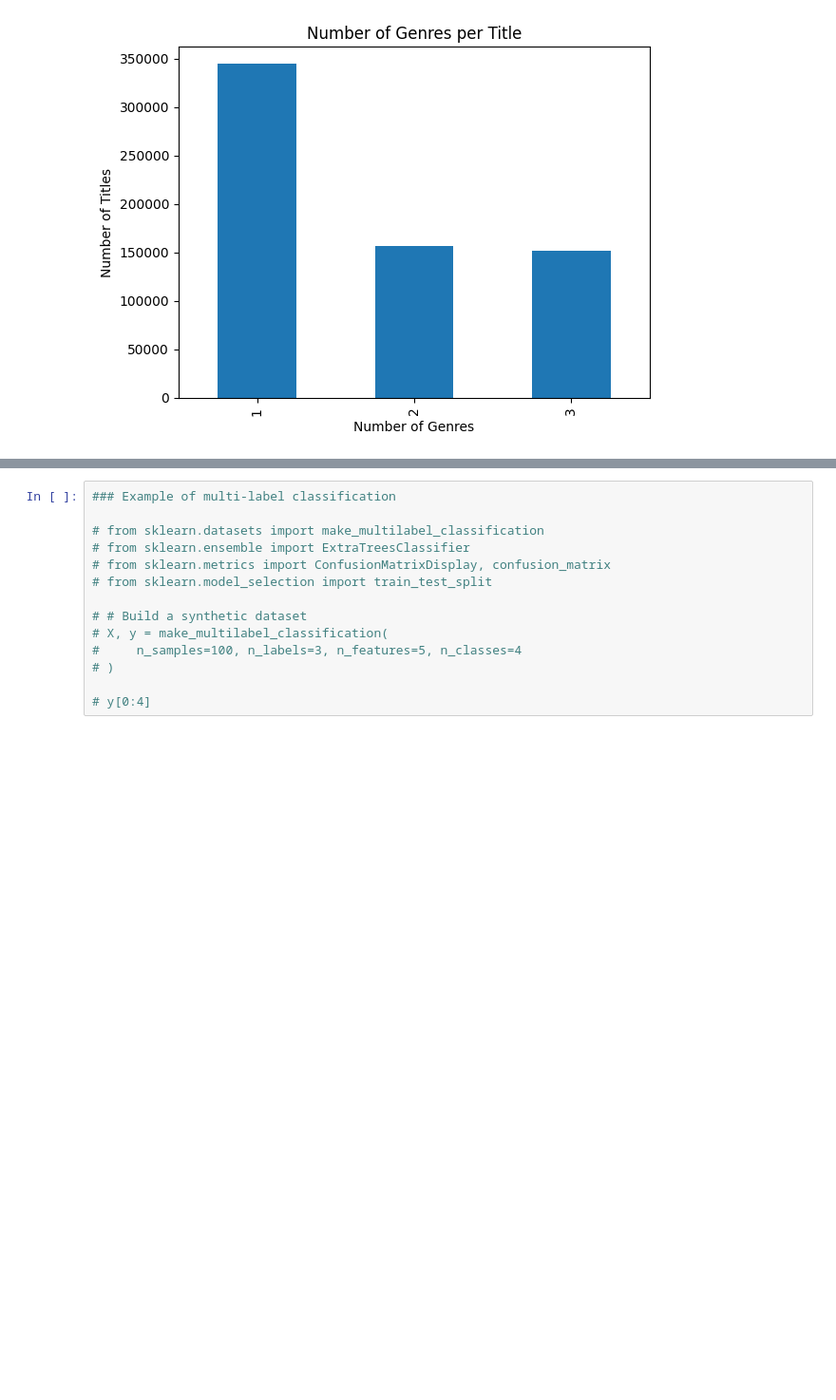
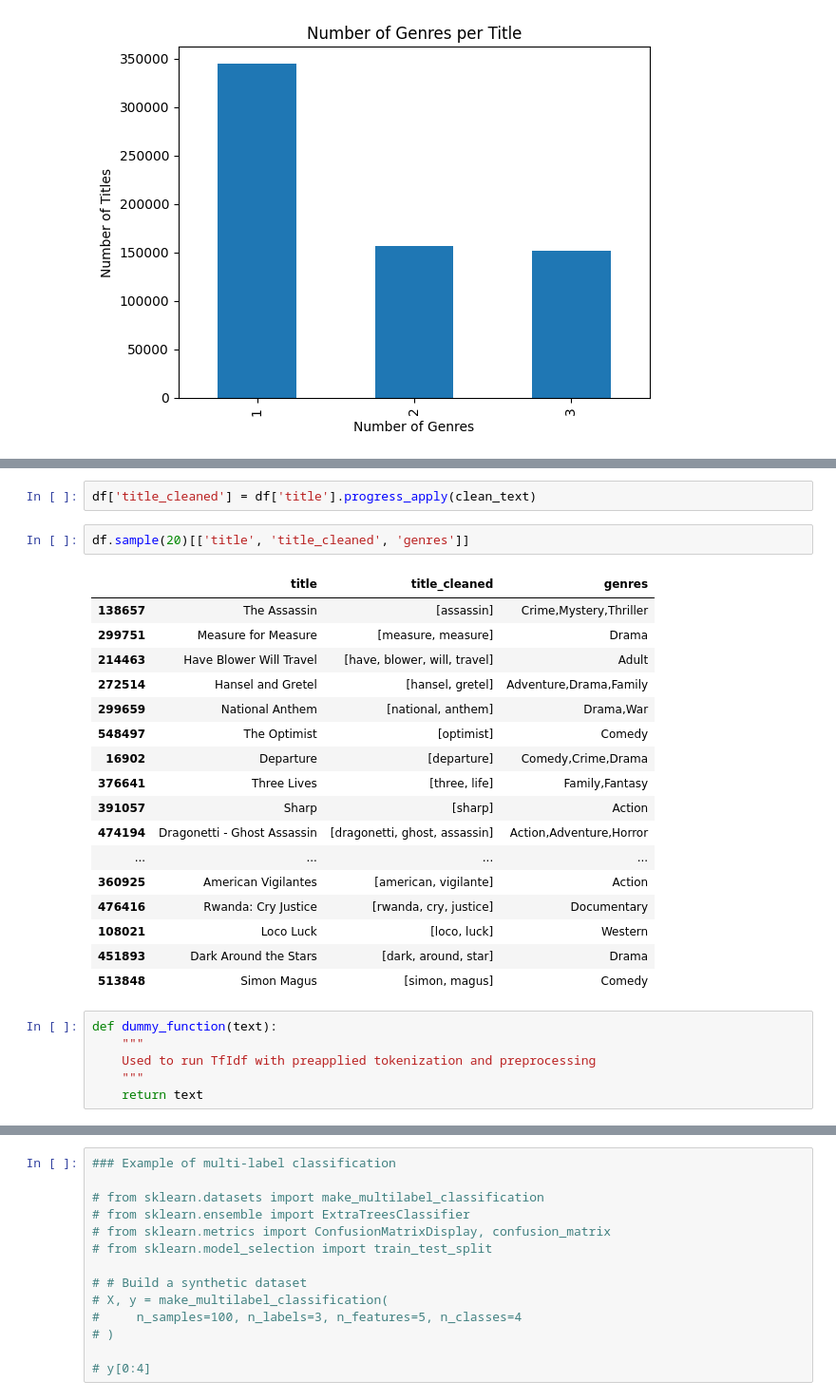
Before and after one commit to edwardpk94/movie_genres, a Jupyter notebook: model/eda.ipynb, the cells around one changed output, grey strips where cells are left out. Shown at 95% size. Saved outputs shown, nothing was run; the diff lists cells and outputs as text; blank space fills up the shorter version.

```diff
--- a/model/eda.ipynb
+++ b/model/eda.ipynb
@@ -326,0 +430,28 @@ df['num_genres'].value_counts().plot(
+# %%
+df['title_cleaned'] = df['title'].progress_apply(clean_text)
+# %%
+df.sample(20)[['title', 'title_cleaned', 'genres']]
+# %% [output]
+|  | title | title_cleaned | genres |
+| 138657 | The Assassin | [assassin] | Crime,Mystery,Thriller |
+| 299751 | Measure for Measure | [measure, measure] | Drama |
+| 214463 | Have Blower Will Travel | [have, blower, will, travel] | Adult |
+| 272514 | Hansel and Gretel | [hansel, gretel] | Adventure,Drama,Family |
+| 299659 | National Anthem | [national, anthem] | Drama,War |
+| 548497 | The Optimist | [optimist] | Comedy |
+| 16902 | Departure | [departure] | Comedy,Crime,Drama |
+| 376641 | Three Lives | [three, life] | Family,Fantasy |
+| 391057 | Sharp | [sharp] | Action |
+| 474194 | Dragonetti - Ghost Assassin | [dragonetti, ghost, assassin] | Action,Adventure,Horror |
+| ... | ... | ... | ... |
+| 360925 | American Vigilantes | [american, vigilante] | Action |
+| 476416 | Rwanda: Cry Justice | [rwanda, cry, justice] | Documentary |
+| 108021 | Loco Luck | [loco, luck] | Western |
+| 451893 | Dark Around the Stars | [dark, around, star] | Drama |
+| 513848 | Simon Magus | [simon, magus] | Comedy |
+# %%
+def dummy_function(text):
+    """
+    Used to run TfIdf with preapplied tokenization and preprocessing
+    """
+    return text
```
Also changed, not shown: parts of 28 cells of this notebook, 2 other files.
